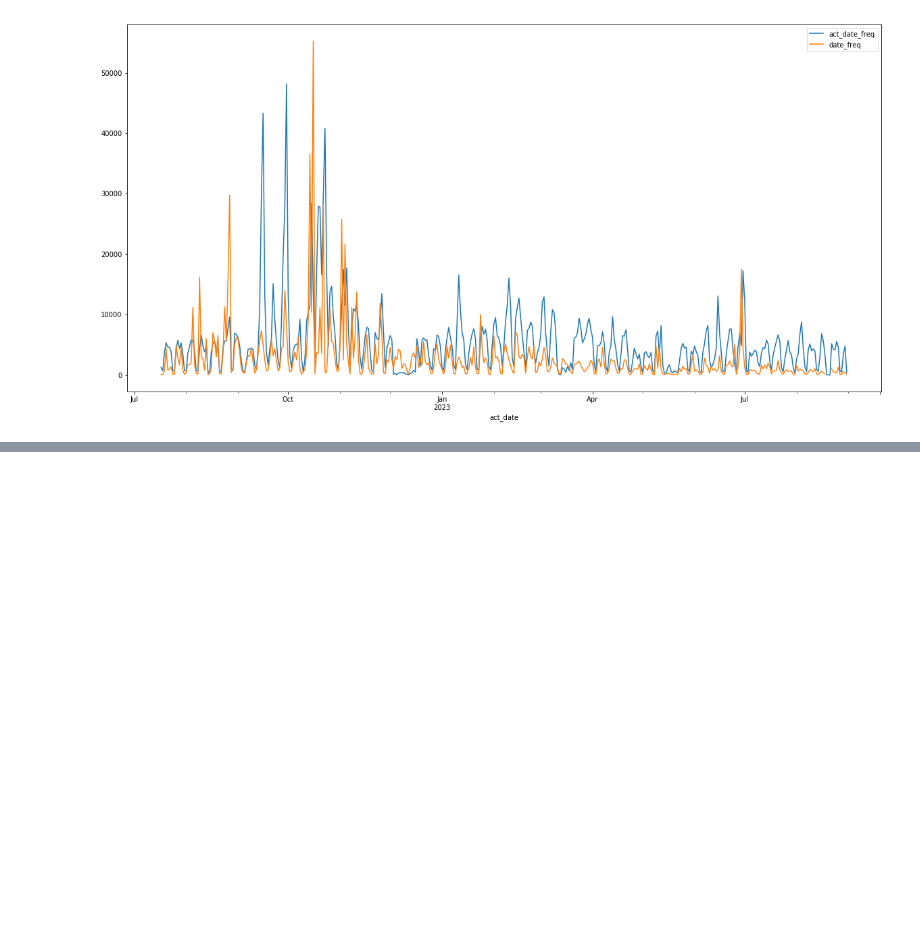
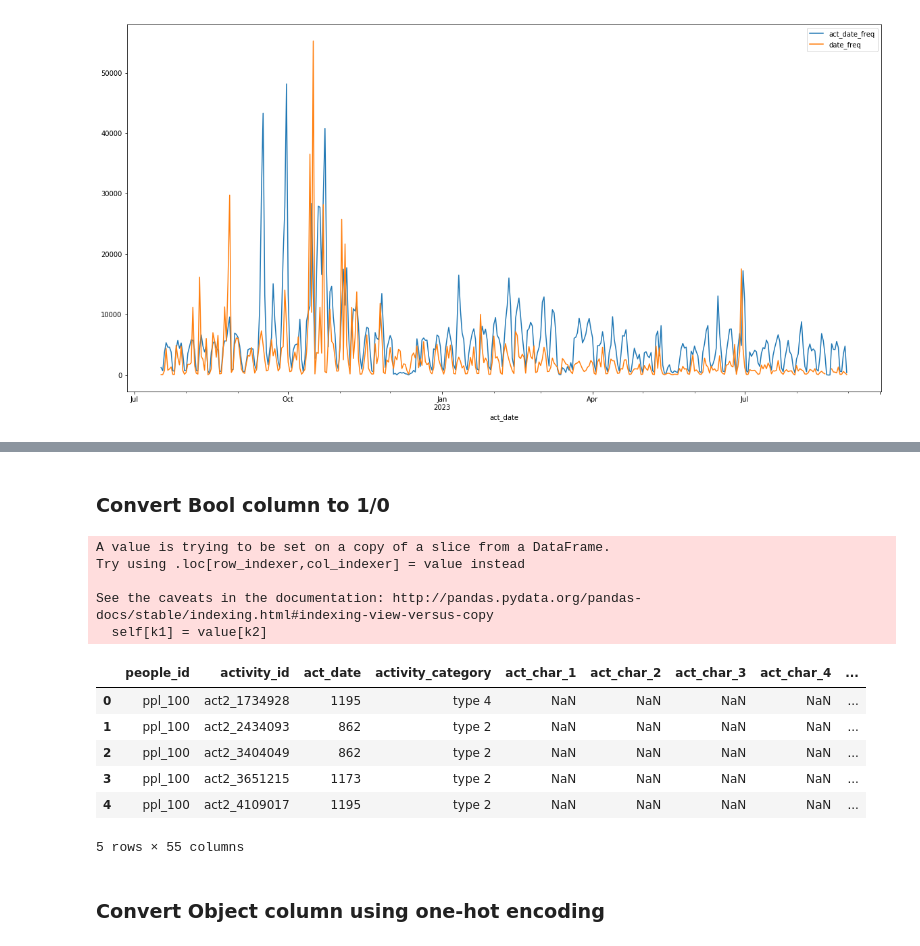
Before and after one commit to YangHong92/ADML-BuisnessValuePrediction, a Jupyter notebook: data_process/Data-Exploration-Nora.ipynb, the cells around one changed output, grey strips where cells are left out. Saved outputs shown, nothing was run; the diff lists cells and outputs as text; code cells hidden in the pictures; blank space fills up the shorter version.

```diff
--- a/data_process/Data-Exploration-Nora.ipynb
+++ b/data_process/Data-Exploration-Nora.ipynb
@@ -101,0 +123,28 @@ df_train[:30]
+# %% [markdown]
+### Convert Bool column to 1/0
+# %%
+to_replace_bool_col = ['ppl_char_10', 'ppl_char_11', 'ppl_char_12', 'ppl_char_13',
+        'ppl_char_14', 'ppl_char_15', 'ppl_char_16', 'ppl_char_17',
+        'ppl_char_18', 'ppl_char_19', 'ppl_char_20', 'ppl_char_21',
+        'ppl_char_22', 'ppl_char_23', 'ppl_char_24', 'ppl_char_25',
+        'ppl_char_26', 'ppl_char_27', 'ppl_char_28', 'ppl_char_29',
+        'ppl_char_30', 'ppl_char_31', 'ppl_char_32', 'ppl_char_33',
+        'ppl_char_34', 'ppl_char_35', 'ppl_char_36', 'ppl_char_37']
+
+df_train_10000[to_replace_bool_col] = df_train_10000[to_replace_bool_col].astype(int)
+df_train_10000.head()
+# %% [output]
+A value is trying to be set on a copy of a slice from a DataFrame.
+Try using .loc[row_indexer,col_indexer] = value instead
+
+See the caveats in the documentation: http://pandas.pydata.org/pandas-docs/stable/indexing.html#indexing-view-versus-copy
+  self[k1] = value[k2]
+|  | people_id | activity_id | act_date | activity_category | act_char_1 | act_char_2 | act_char_3 | act_char_4 | ... |
+| 0 | ppl_100 | act2_1734928 | 1195 | type 4 | NaN | NaN | NaN | NaN | ... |
+| 1 | ppl_100 | act2_2434093 | 862 | type 2 | NaN | NaN | NaN | NaN | ... |
+| 2 | ppl_100 | act2_3404049 | 862 | type 2 | NaN | NaN | NaN | NaN | ... |
+| 3 | ppl_100 | act2_3651215 | 1173 | type 2 | NaN | NaN | NaN | NaN | ... |
+| 4 | ppl_100 | act2_4109017 | 1195 | type 2 | NaN | NaN | NaN | NaN | ... |
+5 rows × 55 columns
+# %% [markdown]
+### Convert Object column using one-hot encoding
```
Also changed, not shown: parts of 12 cells of this notebook, 1 other file.
